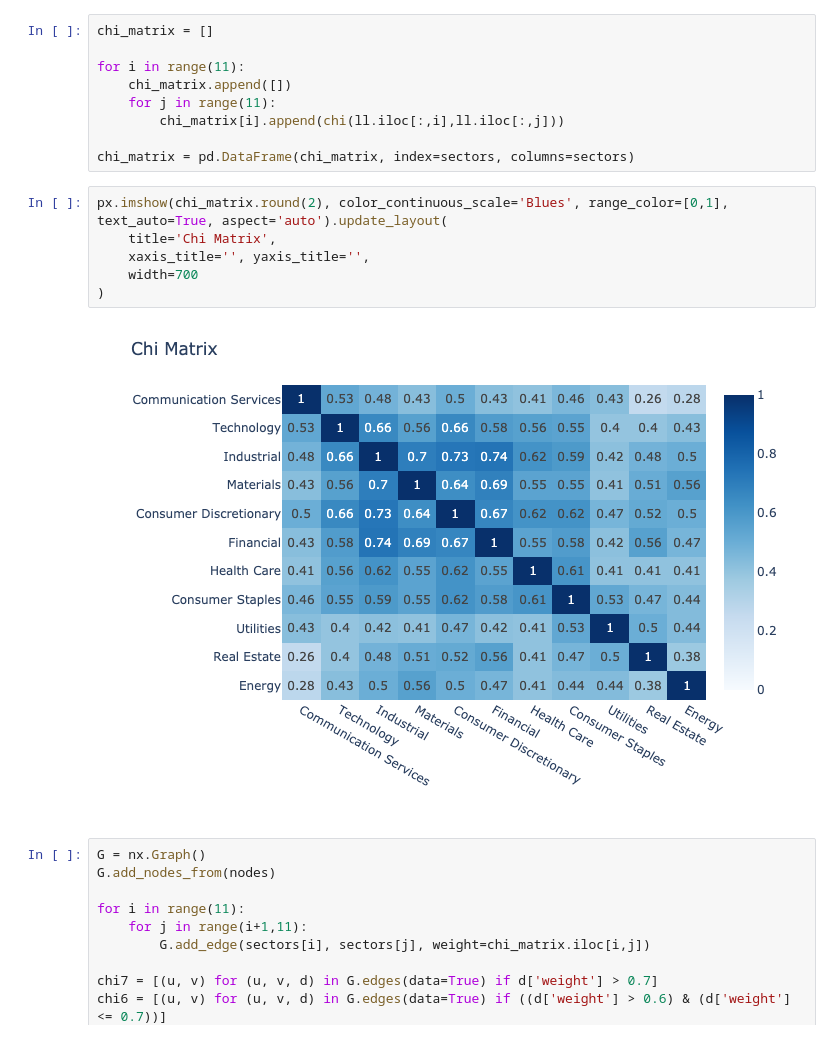
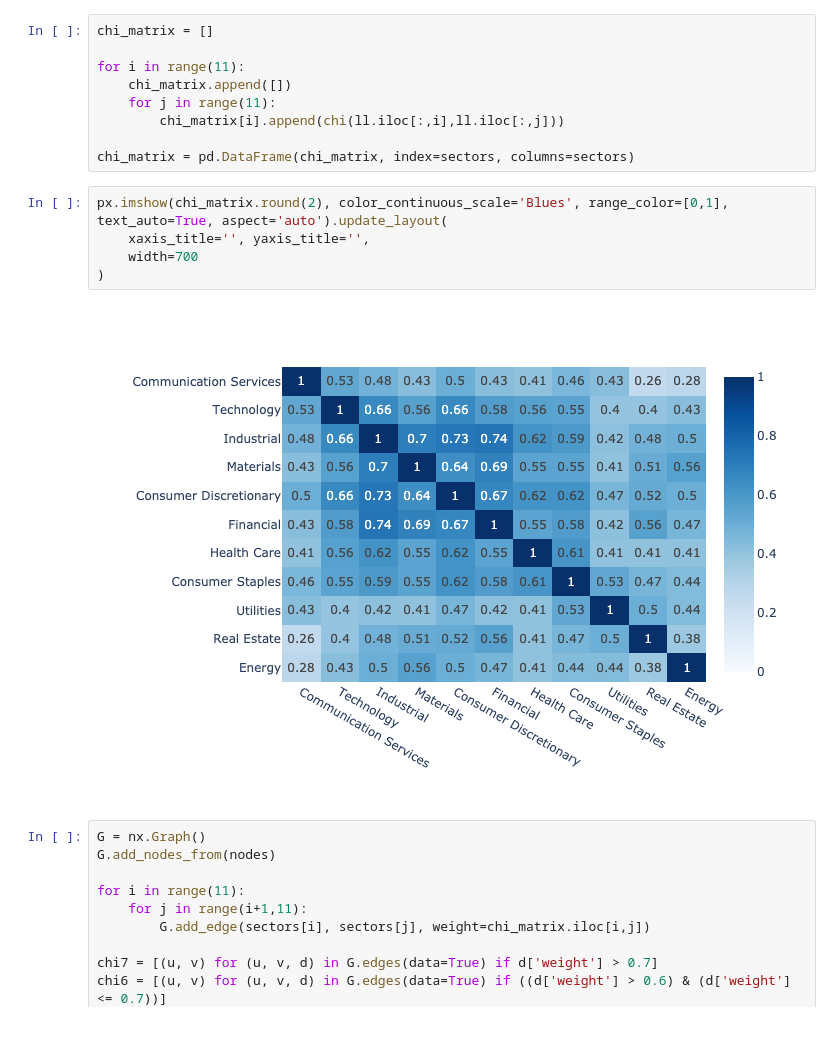
Before and after one commit to MegaCookies88/MSc.-Thesis-EVT-SP500, a Jupyter notebook: chi_network.ipynb, the cells around one changed output. Drawn from its saved outputs; the diff is of its cells as text.

```diff
--- a/chi_network.ipynb
+++ b/chi_network.ipynb
@@ -63,12 +63,11 @@ for i in range(11):
 chi_matrix = pd.DataFrame(chi_matrix, index=sectors, columns=sectors)
 # %%
 px.imshow(chi_matrix.round(2), color_continuous_scale='Blues', range_color=[0,1], text_auto=True, aspect='auto').update_layout(
-    title='Chi Matrix',
     xaxis_title='', yaxis_title='',
     width=700
 )
 # %% [output]
-[figure, old version]
+[figure, new version]
 # %%
 G = nx.Graph()
 G.add_nodes_from(nodes)
```
